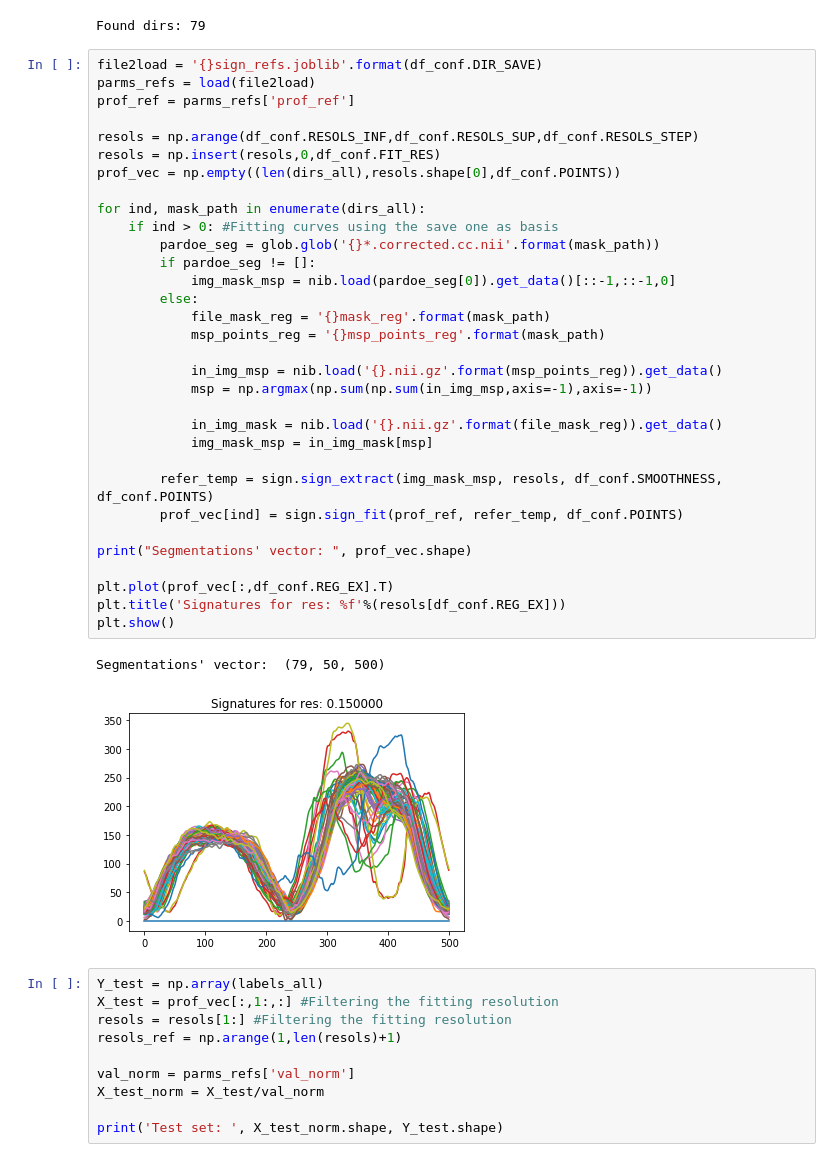
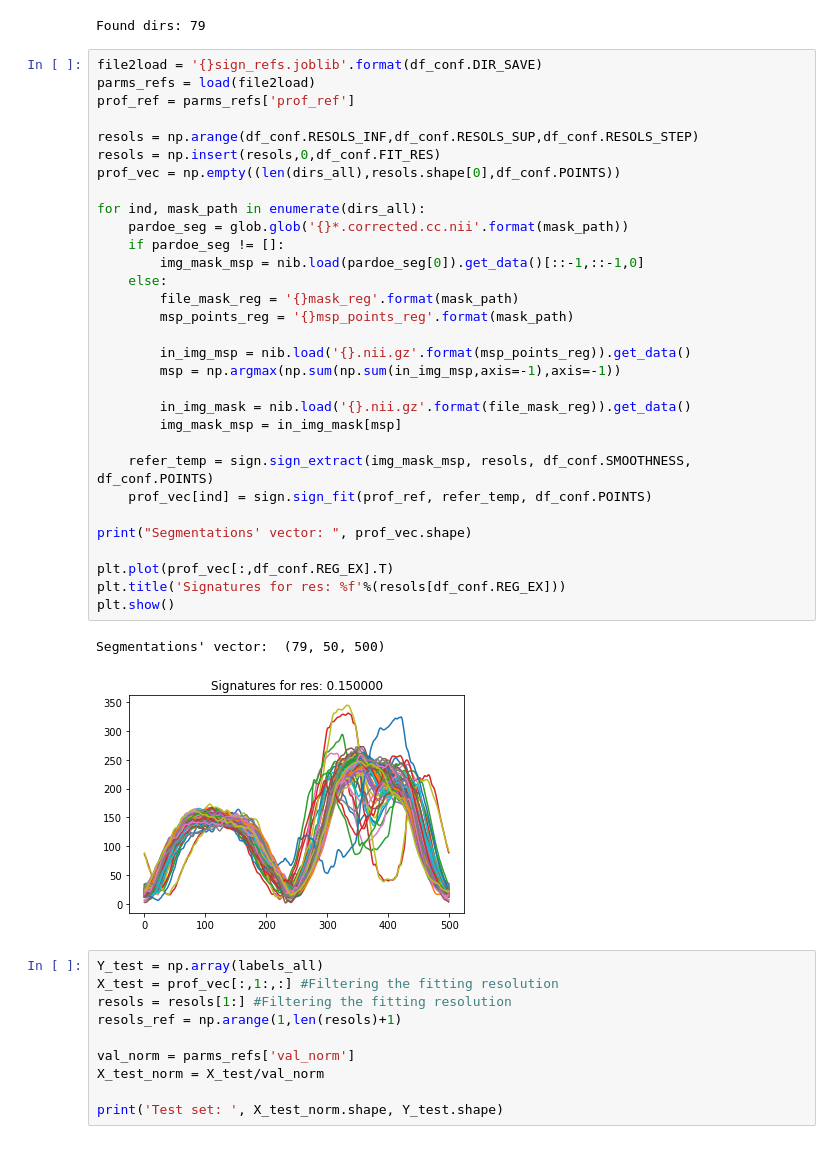
Before and after one commit to saramirthis/CC_seg_clas, a Jupyter notebook: test.ipynb, the cells around one changed output. Saved outputs shown, nothing was run; the diff lists cells and outputs as text.

```diff
--- a/test.ipynb
+++ b/test.ipynb
@@ -39,38 +48,37 @@ Found dirs: 79
 # %%
 file2load = '{}sign_refs.joblib'.format(df_conf.DIR_SAVE)
 parms_refs = load(file2load)
 prof_ref = parms_refs['prof_ref']
 
 resols = np.arange(df_conf.RESOLS_INF,df_conf.RESOLS_SUP,df_conf.RESOLS_STEP)
 resols = np.insert(resols,0,df_conf.FIT_RES)
 prof_vec = np.empty((len(dirs_all),resols.shape[0],df_conf.POINTS))
 
 for ind, mask_path in enumerate(dirs_all):
-    if ind > 0: #Fitting curves using the save one as basis
-        pardoe_seg = glob.glob('{}*.corrected.cc.nii'.format(mask_path))
-        if pardoe_seg != []:
-            img_mask_msp = nib.load(pardoe_seg[0]).get_data()[::-1,::-1,0]
-        else:
-            file_mask_reg = '{}mask_reg'.format(mask_path)
-            msp_points_reg = '{}msp_points_reg'.format(mask_path)
+    pardoe_seg = glob.glob('{}*.corrected.cc.nii'.format(mask_path))
+    if pardoe_seg != []:
+        img_mask_msp = nib.load(pardoe_seg[0]).get_data()[::-1,::-1,0]
+    else:
+        file_mask_reg = '{}mask_reg'.format(mask_path)
+        msp_points_reg = '{}msp_points_reg'.format(mask_path)
 
-            in_img_msp = nib.load('{}.nii.gz'.format(msp_points_reg)).get_data()
-            msp = np.argmax(np.sum(np.sum(in_img_msp,axis=-1),axis=-1))
+        in_img_msp = nib.load('{}.nii.gz'.format(msp_points_reg)).get_data()
+        msp = np.argmax(np.sum(np.sum(in_img_msp,axis=-1),axis=-1))
 
-            in_img_mask = nib.load('{}.nii.gz'.format(file_mask_reg)).get_data()
-            img_mask_msp = in_img_mask[msp]
+        in_img_mask = nib.load('{}.nii.gz'.format(file_mask_reg)).get_data()
+        img_mask_msp = in_img_mask[msp]
 
-        refer_temp = sign.sign_extract(img_mask_msp, resols, df_conf.SMOOTHNESS, df_conf.POINTS)
-        prof_vec[ind] = sign.sign_fit(prof_ref, refer_temp, df_conf.POINTS)
+    refer_temp = sign.sign_extract(img_mask_msp, resols, df_conf.SMOOTHNESS, df_conf.POINTS)
+    prof_vec[ind] = sign.sign_fit(prof_ref, refer_temp, df_conf.POINTS)
 
 print("Segmentations' vector: ", prof_vec.shape)
 
 plt.plot(prof_vec[:,df_conf.REG_EX].T)
 plt.title('Signatures for res: %f'%(resols[df_conf.REG_EX]))
 plt.show()
 # %% [output]
 Segmentations' vector:  (79, 50, 500)
-[figure, old version]
+[figure, new version]
 # %%
 Y_test = np.array(labels_all)
 X_test = prof_vec[:,1:,:] #Filtering the fitting resolution
```
Also changed, not shown: parts of 12 cells of this notebook.
